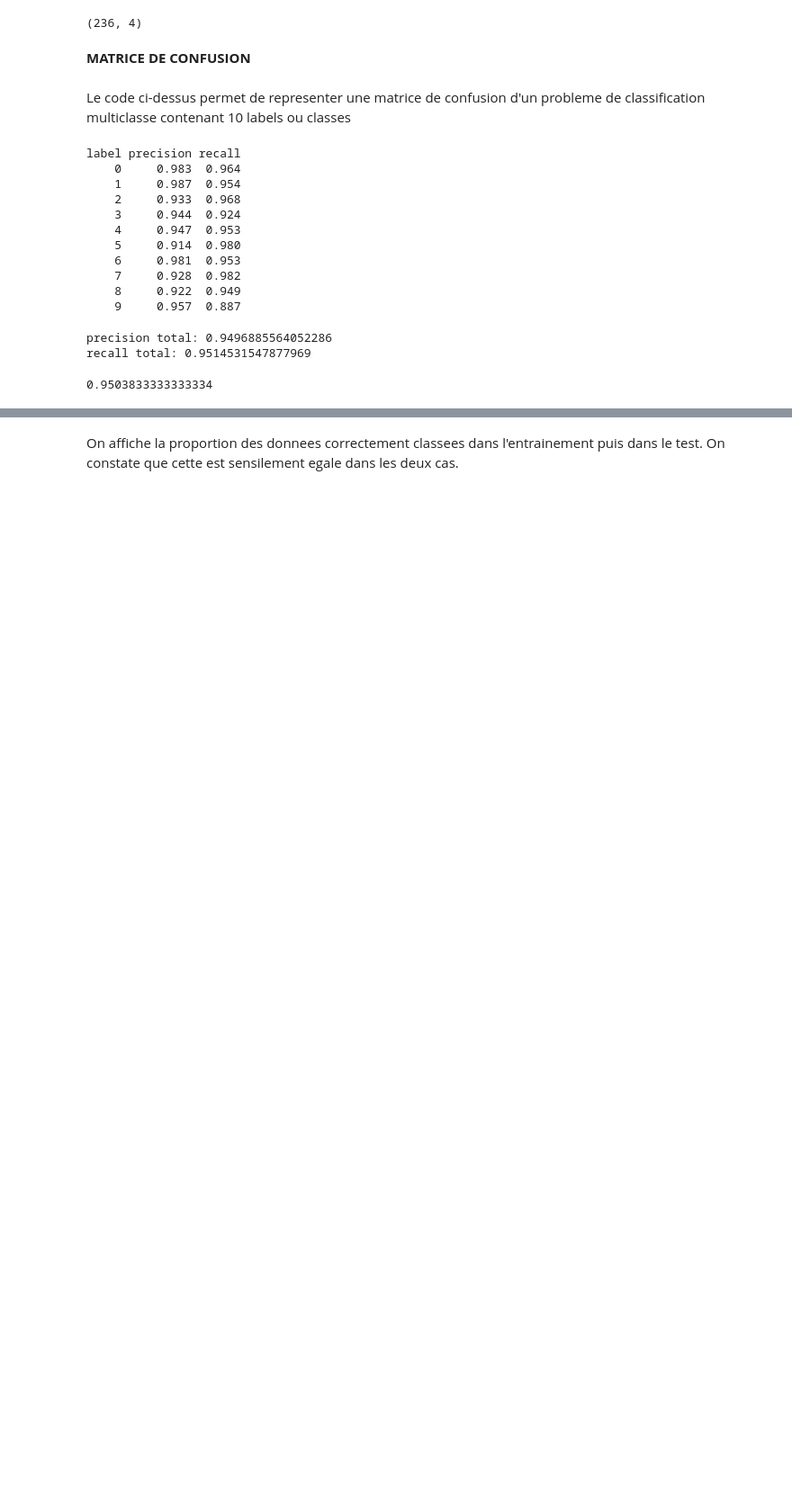
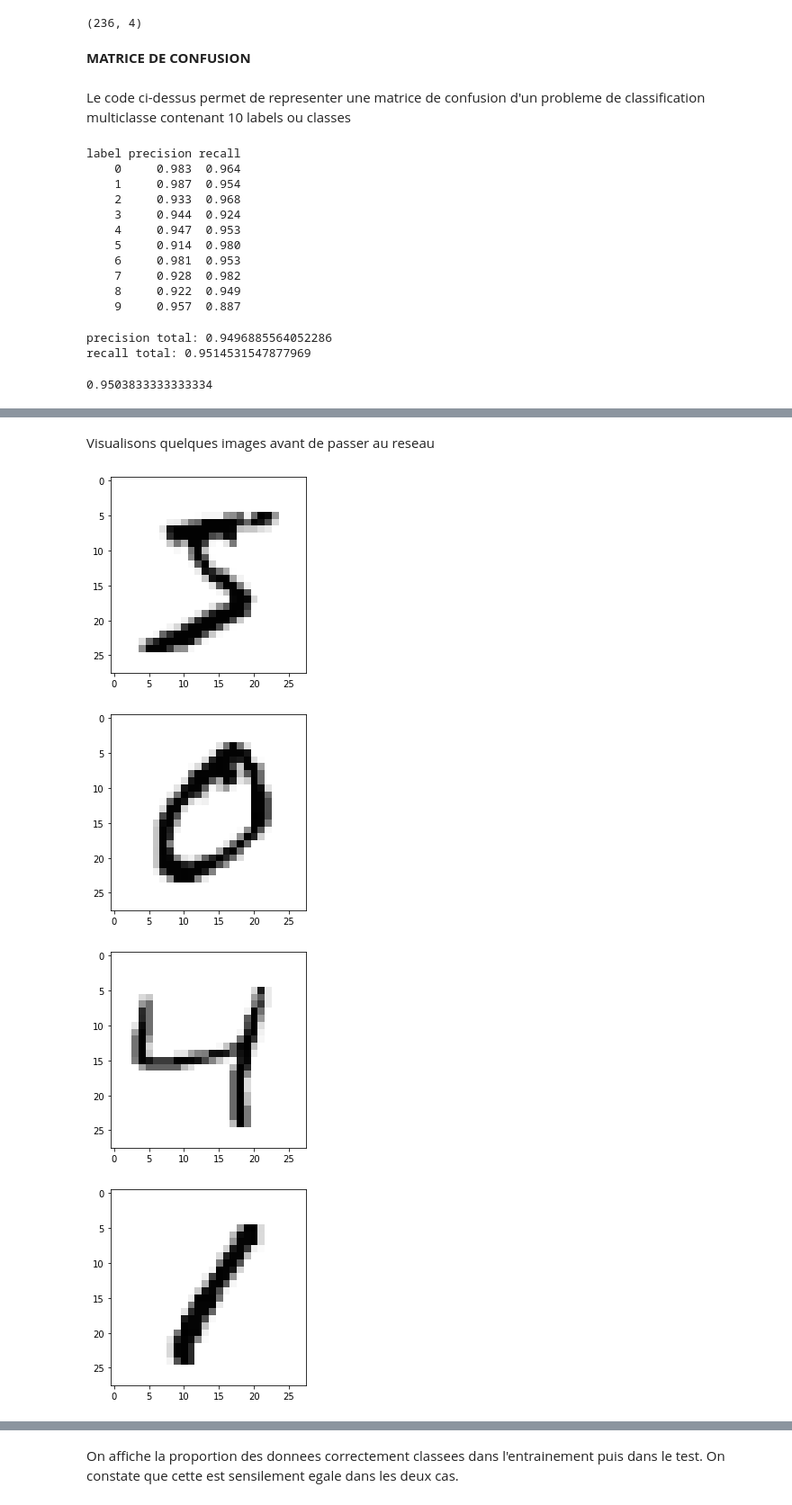
Before and after one commit to Volt-github24/Groupe-4-info-l3-datasciences-tutoriels, a Jupyter notebook: Reseaux_de_neurones_(6).ipynb, the cells around one changed output, grey strips where cells are left out. Shown at 90% size. Cells and saved outputs as stored; diff of their text form; code cells hidden in the pictures; blank space fills up the shorter version.

Commit message:
Reseaux de neurones

```diff
--- a/Reseaux_de_neurones_(6).ipynb
+++ b/Reseaux_de_neurones_(6).ipynb
@@ -1786,0 +1824,21 @@ accuracy(cm)
+# %%
+import numpy as np
+import matplotlib.pyplot as plt
+
+image_size = 28 # taille d'une image, (784 valeurs pour representer une image)
+no_of_different_labels = 10 # les nombres de 0 à 9, qui sont en fait les classes
+image_pixels = image_size * image_size # le nombre de pixels qui representent l'image en fait
+data_path = '/content/drive/MyDrive/MNIST/'
+train_data = np.loadtxt(data_path + "mnist_train.csv", delimiter=",")
+test_data = np.loadtxt(data_path + "mnist_test.csv", delimiter=",")
+
+print(test_data[:10]) # affiche els pixels des 10 premieres images, avec leurs classes
+
+# On ramene les valeurs de pixels dans un intervalle plus petit
+fac = 0.99 / 255
+train_imgs = np.asfarray(train_data[:, 1:]) * fac + 0.01
+test_imgs = np.asfarray(test_data[:, 1:]) * fac + 0.01
+train_labels = np.asfarray(train_data[:, :1])
+test_labels = np.asfarray(test_data[:, :1])
+
+print(train_imgs[:10]) # on voit tres bien que la normalisation a ete effective
@@ -1786,0 +1906,12 @@ accuracy(cm)
+# %% [markdown]
+Visualisons quelques images avant de passer au reseau
+# %%
+for i in range(5): # on affiche juste les 05 premieres images de l'ensemble d'entrainement
+  img = train_imgs[i].reshape((28,28)) # on redimensionne le vecteur de pixel au format comprehensible pour l'affichage
+  plt.imshow(img, cmap="Greys")
+  plt.show()
+# %% [output]
+[figure, added]
+[figure, added]
+[figure, added]
+[figure, added]
```
Also changed, not shown: parts of 33 cells of this notebook.
